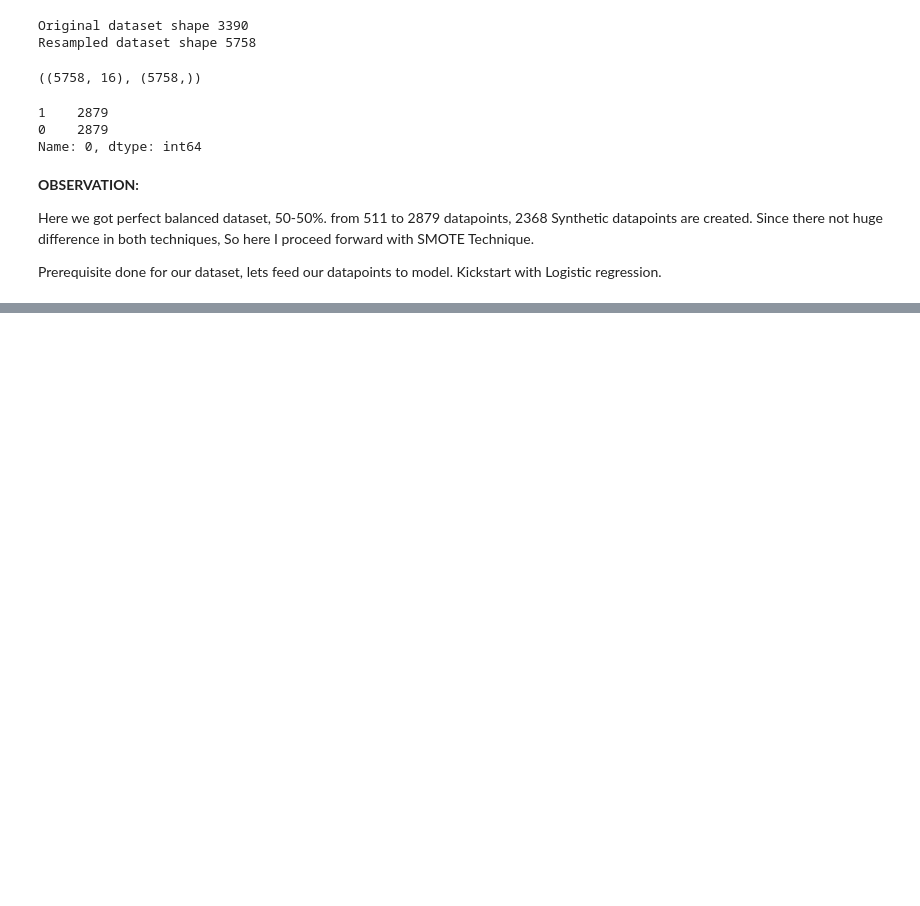
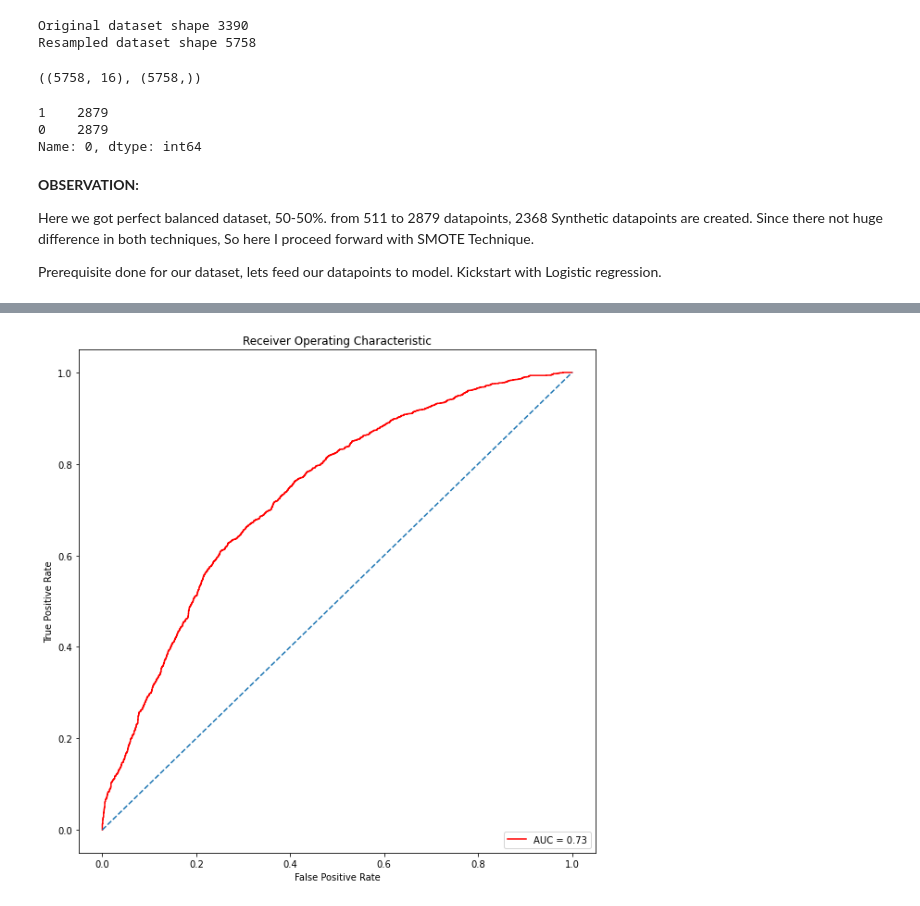
Before and after one commit to humant01/Cardiovascular-Risk-Prediction, a Jupyter notebook: Cardiovascular_Risk_Prediction.ipynb, the cells around one changed output, grey strips where cells are left out. Cells and saved outputs as stored; diff of their text form; code cells hidden in the pictures; blank space fills up the shorter version.

```diff
--- a/Cardiovascular_Risk_Prediction.ipynb
+++ b/Cardiovascular_Risk_Prediction.ipynb
@@ -1270,0 +1392,4 @@ Prerequisite done for our dataset, lets feed our datapoints to model. Kickstart
+# %%
+# Get the predicted probabilities
+train_proba = clf.predict_proba(X_train)
+test_proba = clf.predict_proba(X_test)
@@ -1270,0 +1402,4 @@ Prerequisite done for our dataset, lets feed our datapoints to model. Kickstart
+# %%
+#getting predicted probability
+train_preds_prob = train_proba[:,1]
+test_preds_prob =  test_proba[:,1]
@@ -1270,0 +1463,13 @@ Prerequisite done for our dataset, lets feed our datapoints to model. Kickstart
+# %%
+import matplotlib.pyplot as plt
+fig, ax = plt.subplots(figsize = ( 10 , 10 ))
+plt.title('Receiver Operating Characteristic')
+plt.plot(false_positive_rate,true_positive_rate, color='red',label = 'AUC = %0.2f' % roc_auc)
+plt.legend(loc = 'lower right')
+plt.plot([0, 1], [0, 1],linestyle='--')
+plt.axis('tight')
+plt.ylabel('True Positive Rate')
+plt.xlabel('False Positive Rate')
+fig.savefig('Roc Logistic Train')
+# %% [output]
+[figure, added]
```
Also changed, not shown: parts of 54 cells of this notebook.
